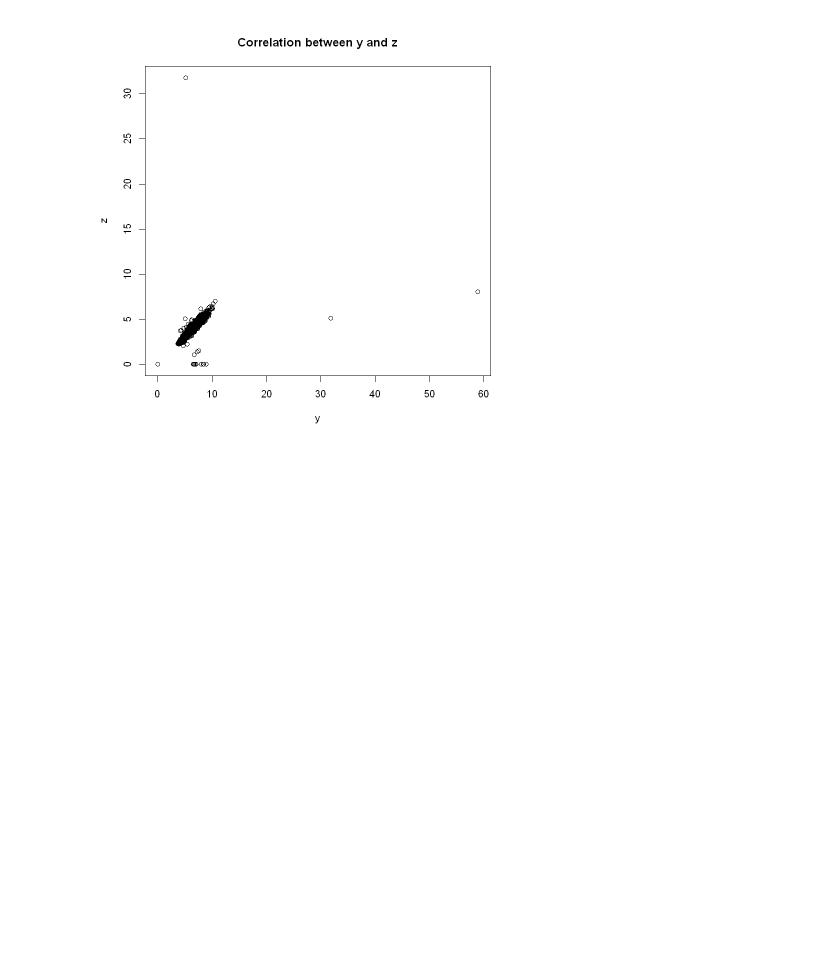
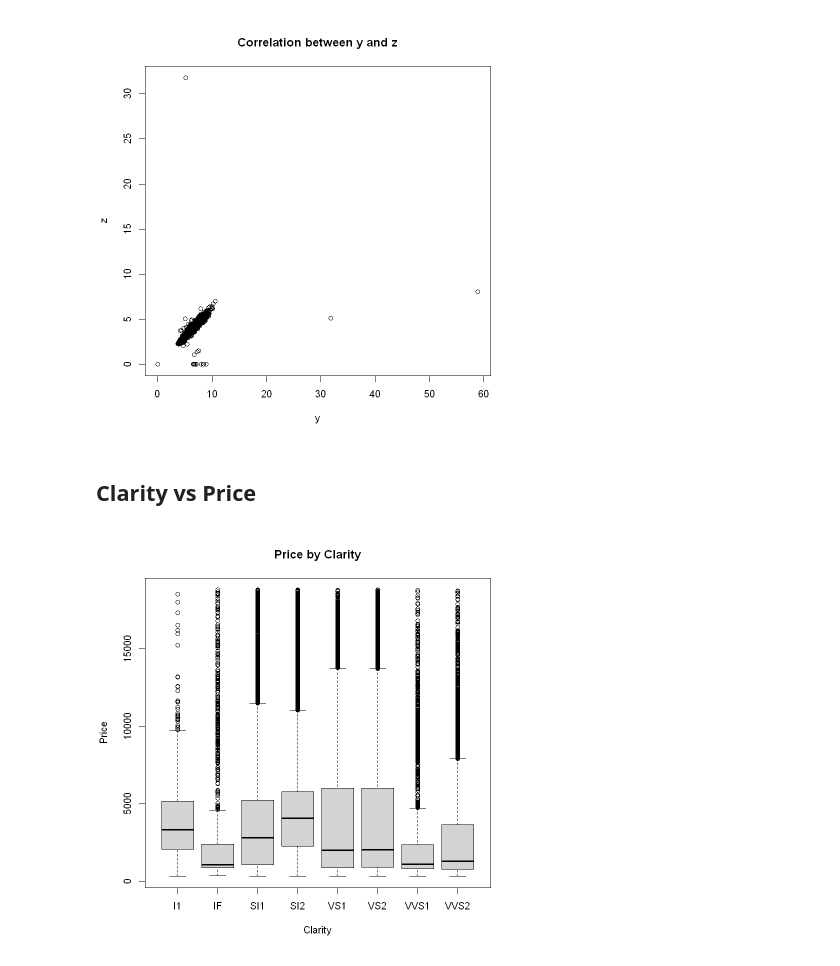
Before and after one commit to whats2000/coding-stuff-I-make-from-learning, a Jupyter notebook: R/other/Team Project/project.ipynb, the cells around one changed output. Drawn from its saved outputs; the diff is of its cells as text; code cells hidden in the pictures; blank space fills up the shorter version.

```diff
--- a/R/other/Team Project/project.ipynb
+++ b/R/other/Team Project/project.ipynb
@@ -104,3 +104,9 @@ plot(df$y, df$z, main = "Correlation between y and z", xlab = "y", ylab = "z")
 [figure]
 [figure]
 [figure]
+# %% [markdown]
+## Clarity vs Price
+# %%
+boxplot(price ~ clarity, data = df, main = "Price by Clarity", xlab = "Clarity", ylab = "Price")
+# %% [output]
+[figure, added]
```
Also changed, not shown: parts of 17 cells of this notebook.
